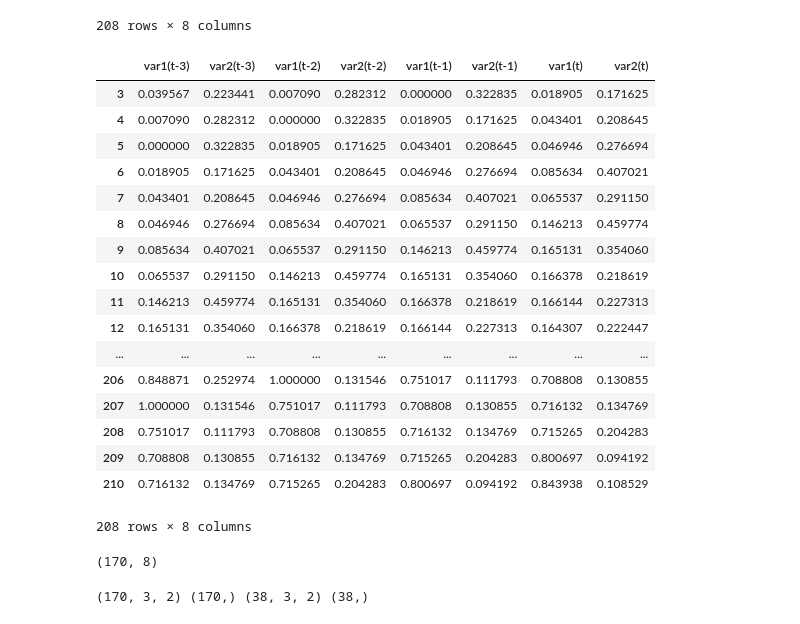
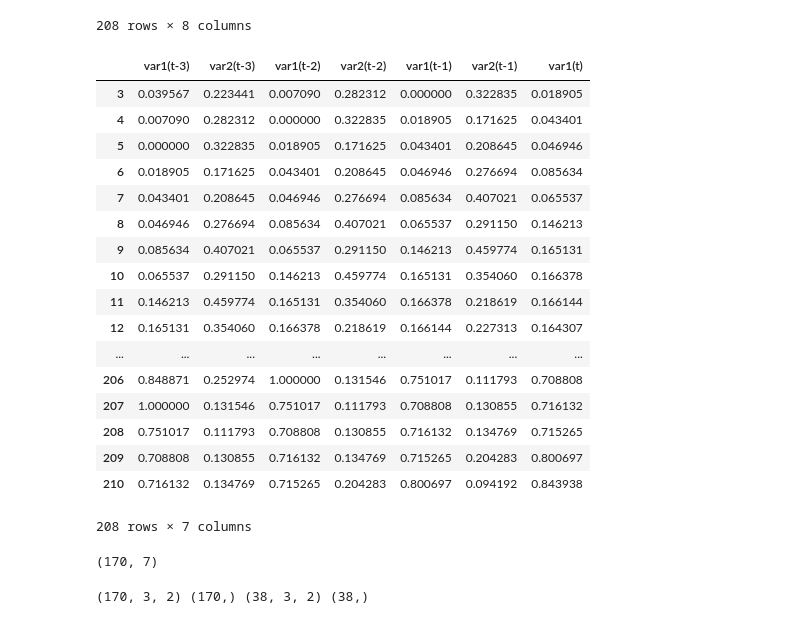
Before and after one commit to harishpuvvada/BitCoin-Value-Predictor, a Jupyter notebook: LSTM_TimeSeries.ipynb, the cells around one changed output. Drawn from its saved outputs; the diff is of its cells as text; code cells hidden in the pictures.

```diff
--- a/LSTM_TimeSeries.ipynb
+++ b/LSTM_TimeSeries.ipynb
@@ -218,27 +137,27 @@ reframed
 | 210 | 0.716132 | 0.134769 | 0.715265 | 0.204283 | 0.800697 | 0.094192 | 0.843938 | 0.108529 |
 208 rows × 8 columns
 # %%
-#reframed = reframed.drop(reframed.columns[-1], axis=1)
+reframed = reframed.drop(reframed.columns[-1], axis=1)
 reframed
 # %% [output]
-|  | var1(t-3) | var2(t-3) | var1(t-2) | var2(t-2) | var1(t-1) | var2(t-1) | var1(t) | var2(t) |
-| 3 | 0.039567 | 0.223441 | 0.007090 | 0.282312 | 0.000000 | 0.322835 | 0.018905 | 0.171625 |
-| 4 | 0.007090 | 0.282312 | 0.000000 | 0.322835 | 0.018905 | 0.171625 | 0.043401 | 0.208645 |
-| 5 | 0.000000 | 0.322835 | 0.018905 | 0.171625 | 0.043401 | 0.208645 | 0.046946 | 0.276694 |
-| 6 | 0.018905 | 0.171625 | 0.043401 | 0.208645 | 0.046946 | 0.276694 | 0.085634 | 0.407021 |
-| 7 | 0.043401 | 0.208645 | 0.046946 | 0.276694 | 0.085634 | 0.407021 | 0.065537 | 0.291150 |
-| 8 | 0.046946 | 0.276694 | 0.085634 | 0.407021 | 0.065537 | 0.291150 | 0.146213 | 0.459774 |
-| 9 | 0.085634 | 0.407021 | 0.065537 | 0.291150 | 0.146213 | 0.459774 | 0.165131 | 0.354060 |
-| 10 | 0.065537 | 0.291150 | 0.146213 | 0.459774 | 0.165131 | 0.354060 | 0.166378 | 0.218619 |
-| 11 | 0.146213 | 0.459774 | 0.165131 | 0.354060 | 0.166378 | 0.218619 | 0.166144 | 0.227313 |
-| 12 | 0.165131 | 0.354060 | 0.166378 | 0.218619 | 0.166144 | 0.227313 | 0.164307 | 0.222447 |
-| ... | ... | ... | ... | ... | ... | ... | ... | ... |
-| 206 | 0.848871 | 0.252974 | 1.000000 | 0.131546 | 0.751017 | 0.111793 | 0.708808 | 0.130855 |
-| 207 | 1.000000 | 0.131546 | 0.751017 | 0.111793 | 0.708808 | 0.130855 | 0.716132 | 0.134769 |
-| 208 | 0.751017 | 0.111793 | 0.708808 | 0.130855 | 0.716132 | 0.134769 | 0.715265 | 0.204283 |
-| 209 | 0.708808 | 0.130855 | 0.716132 | 0.134769 | 0.715265 | 0.204283 | 0.800697 | 0.094192 |
-| 210 | 0.716132 | 0.134769 | 0.715265 | 0.204283 | 0.800697 | 0.094192 | 0.843938 | 0.108529 |
+|  | var1(t-3) | var2(t-3) | var1(t-2) | var2(t-2) | var1(t-1) | var2(t-1) | var1(t) |
+| 3 | 0.039567 | 0.223441 | 0.007090 | 0.282312 | 0.000000 | 0.322835 | 0.018905 |
+| 4 | 0.007090 | 0.282312 | 0.000000 | 0.322835 | 0.018905 | 0.171625 | 0.043401 |
+| 5 | 0.000000 | 0.322835 | 0.018905 | 0.171625 | 0.043401 | 0.208645 | 0.046946 |
+| 6 | 0.018905 | 0.171625 | 0.043401 | 0.208645 | 0.046946 | 0.276694 | 0.085634 |
+| 7 | 0.043401 | 0.208645 | 0.046946 | 0.276694 | 0.085634 | 0.407021 | 0.065537 |
+| 8 | 0.046946 | 0.276694 | 0.085634 | 0.407021 | 0.065537 | 0.291150 | 0.146213 |
+| 9 | 0.085634 | 0.407021 | 0.065537 | 0.291150 | 0.146213 | 0.459774 | 0.165131 |
+| 10 | 0.065537 | 0.291150 | 0.146213 | 0.459774 | 0.165131 | 0.354060 | 0.166378 |
+| 11 | 0.146213 | 0.459774 | 0.165131 | 0.354060 | 0.166378 | 0.218619 | 0.166144 |
+| 12 | 0.165131 | 0.354060 | 0.166378 | 0.218619 | 0.166144 | 0.227313 | 0.164307 |
+| ... | ... | ... | ... | ... | ... | ... | ... |
+| 206 | 0.848871 | 0.252974 | 1.000000 | 0.131546 | 0.751017 | 0.111793 | 0.708808 |
+| 207 | 1.000000 | 0.131546 | 0.751017 | 0.111793 | 0.708808 | 0.130855 | 0.716132 |
+| 208 | 0.751017 | 0.111793 | 0.708808 | 0.130855 | 0.716132 | 0.134769 | 0.715265 |
+| 209 | 0.708808 | 0.130855 | 0.716132 | 0.134769 | 0.715265 | 0.204283 | 0.800697 |
+| 210 | 0.716132 | 0.134769 | 0.715265 | 0.204283 | 0.800697 | 0.094192 | 0.843938 |
-208 rows × 8 columns
+208 rows × 7 columns
 # %%
 values = reframed.values
 n_train_hours = 170
@@ -246,7 +165,7 @@ train = values[:n_train_hours, :]
 test = values[n_train_hours:, :]
 train.shape
 # %% [output]
-(170, 8)
+(170, 7)
 # %%
 # split into input and outputs
 train_X, train_y = train[:, :n_obs], train[:, -n_features]
```
Also changed, not shown: parts of 27 cells of this notebook.
